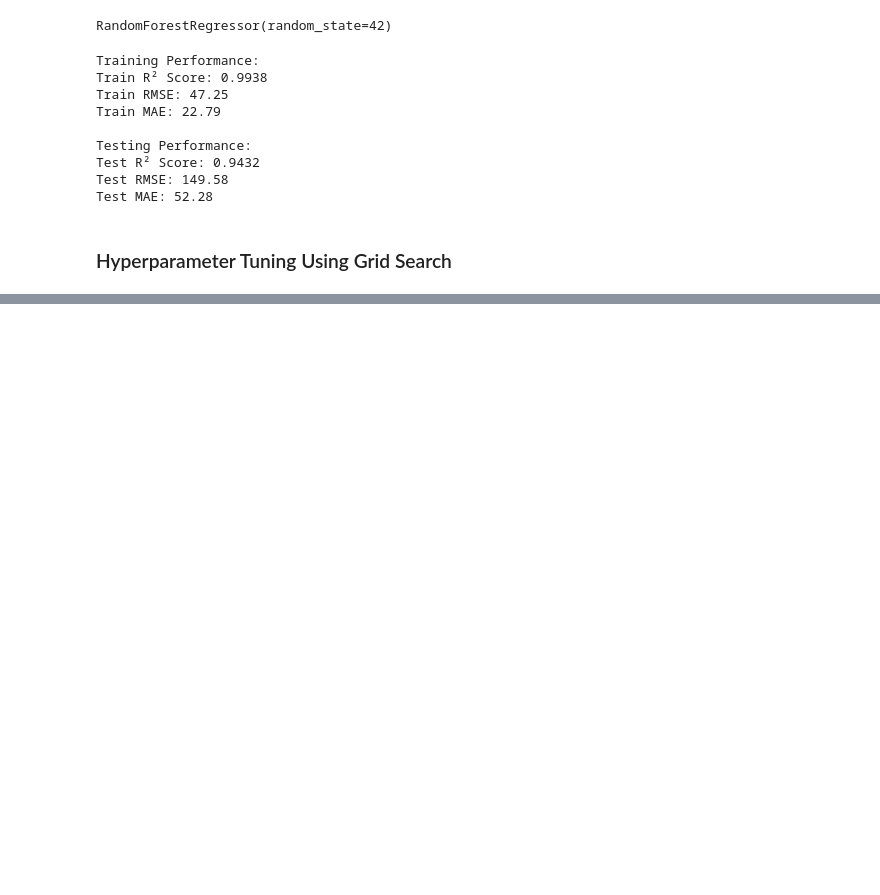
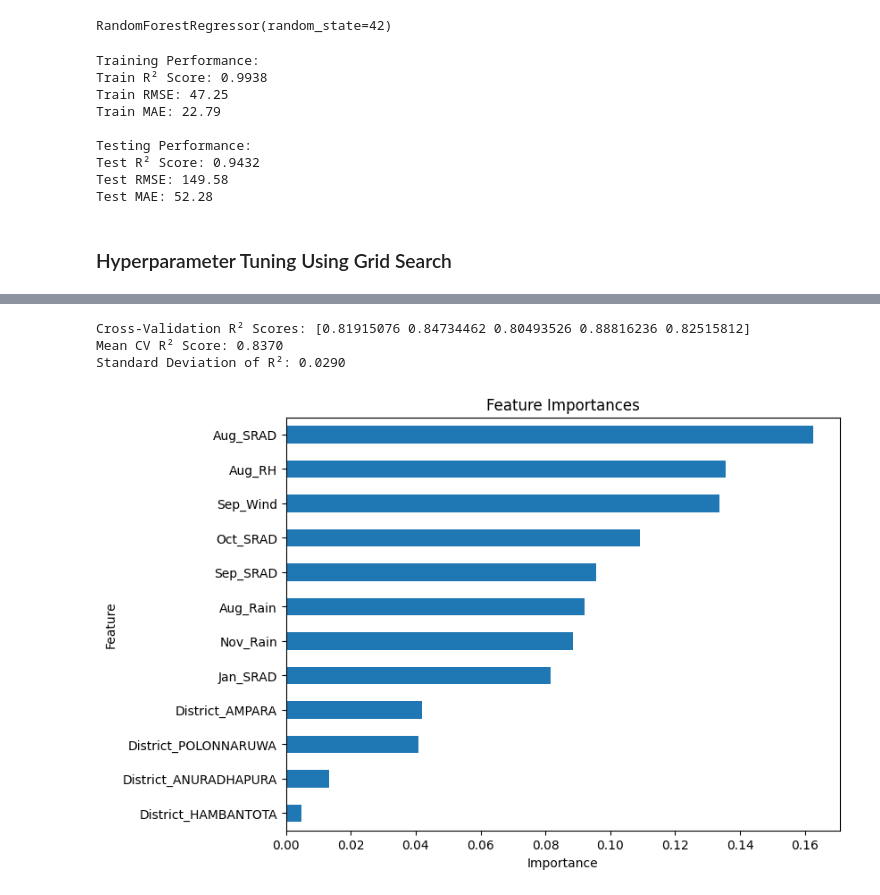
Before and after one commit to Dinithiii04/AgriLak, a Jupyter notebook: notebooks/NEW_yield_pred_model.ipynb, the cells around one changed output, grey strips where cells are left out. Saved outputs shown, nothing was run; the diff lists cells and outputs as text; code cells hidden in the pictures; blank space fills up the shorter version.

Commit message:
tune rf model

```diff
--- a/notebooks/NEW_yield_pred_model.ipynb
+++ b/notebooks/NEW_yield_pred_model.ipynb
@@ -646,3 +646,29 @@ Test RMSE: 149.58
 Test MAE: 52.28
 # %% [markdown]
 ### Hyperparameter Tuning Using Grid Search
+# %%
+# Define a more conservative parameter grid
+param_grid = {
+    'n_estimators': [100, 200],
+    'max_depth': [10, 15, 20],
+    'min_samples_split': [10, 15, 20],
+    'min_samples_leaf': [5, 10],
+    'max_features': ['sqrt', 'log2'],
+    'bootstrap': [True]
+}
+# %%
+# Initialize the Random Forest model
+rf = RandomForestRegressor(random_state=42)
+
+# Perform Grid Search
+grid_search = GridSearchCV(
+    estimator=rf,
+    param_grid=param_grid,
+    cv=5,
+    scoring='r2',
+    n_jobs=-1,
+    verbose=2
+)
+
+# Fit Grid Search on the training set
+grid_search.fit(X_train_scaled, y_train)
@@ -648,0 +684,7 @@ Test MAE: 52.28
+# %%
+# Get the best parameters from Grid Search
+best_params = grid_search.best_params_
+
+# Train the best model with optimal hyperparameters
+best_rf = RandomForestRegressor(**best_params, random_state=42)
+best_rf.fit(X_train_scaled, y_train)
@@ -648,0 +729,31 @@ Test MAE: 52.28
+# %%
+from sklearn.model_selection import cross_val_score, KFold
+import numpy as np
+
+# Define 5-Fold Cross Validation
+kf = KFold(n_splits=5, shuffle=True, random_state=42)
+
+
+# Apply Cross-Validation
+cv_scores = cross_val_score(best_rf, X_train_scaled, y_train, cv=kf, scoring='r2')
+
+# Print results
+print(f"Cross-Validation R² Scores: {cv_scores}")
+print(f"Mean CV R² Score: {np.mean(cv_scores):.4f}")
+print(f"Standard Deviation of R²: {np.std(cv_scores):.4f}")
+# %% [output]
+Cross-Validation R² Scores: [0.81915076 0.84734462 0.80493526 0.88816236 0.82515812]
+Mean CV R² Score: 0.8370
+Standard Deviation of R²: 0.0290
+# %%
+feature_importances = pd.Series(best_rf.feature_importances_, index=X_train_scaled.columns)
+top_features = feature_importances.nlargest(12)
+
+plt.figure(figsize=(8, 6))
+top_features.sort_values(ascending=True).plot(kind='barh')
+plt.title('Feature Importances')
+plt.xlabel('Importance')
+plt.ylabel('Feature')
+plt.show()
+# %% [output]
+[figure, added]
```
Also changed, not shown: parts of 3 cells of this notebook.
